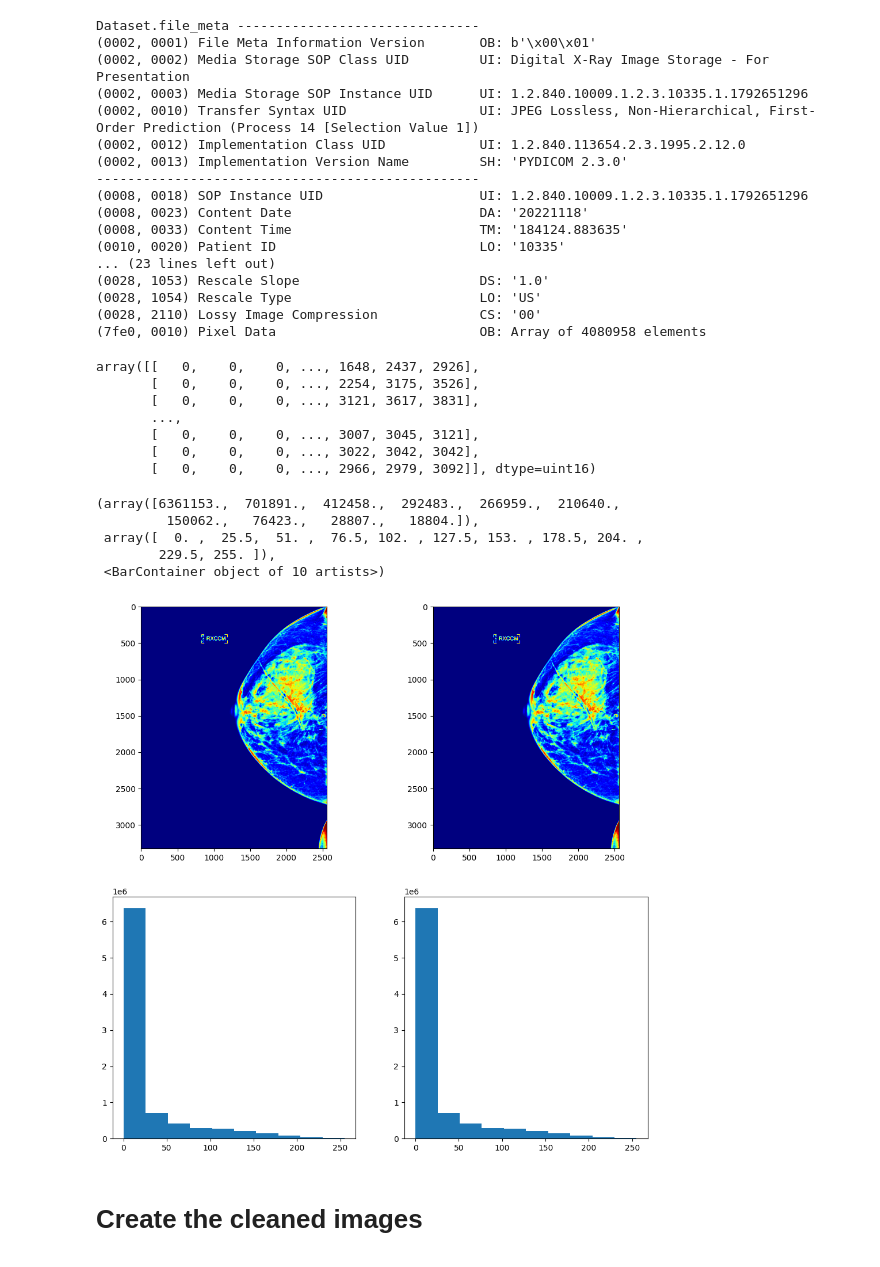
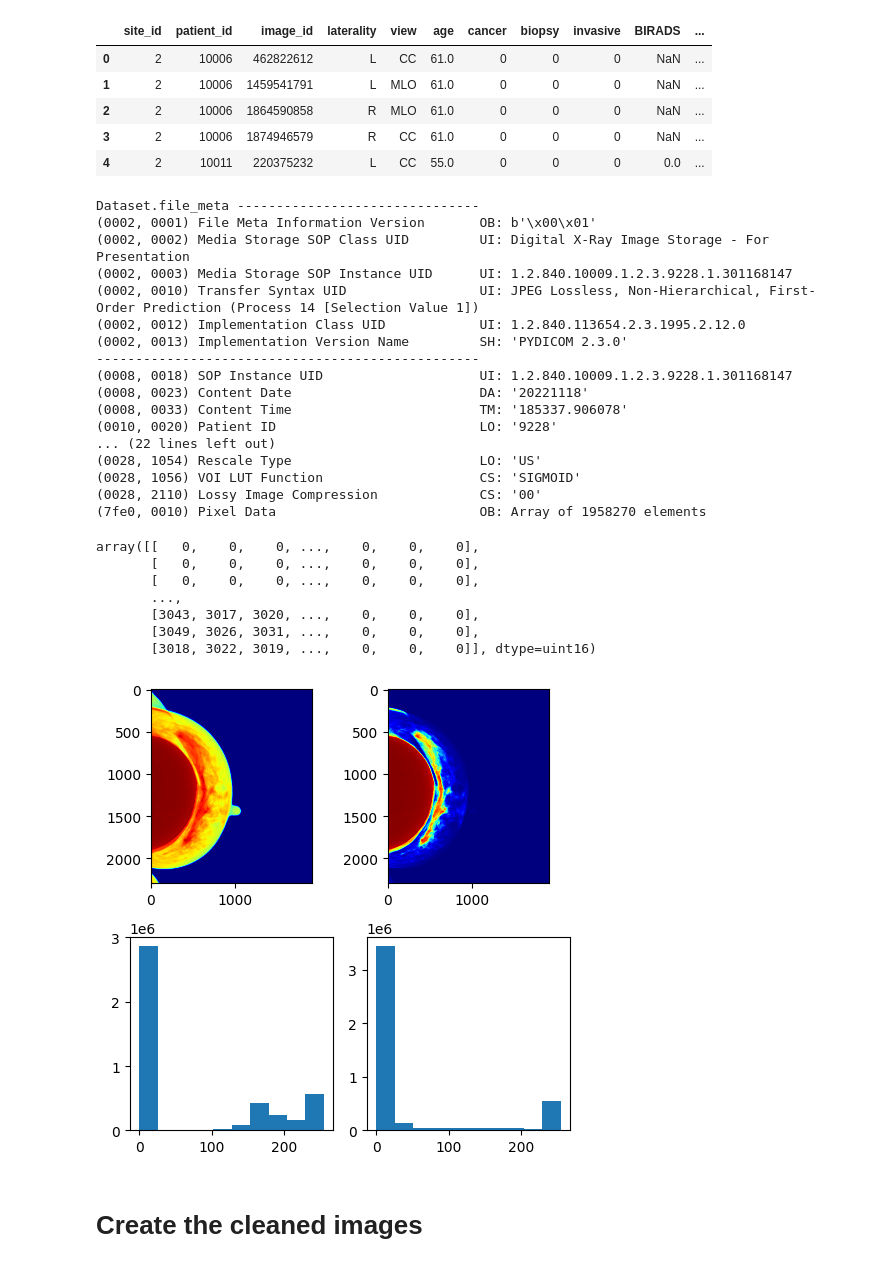
Before and after one commit to rydeveraumn/csci-5561-flying-dolphins, a Jupyter notebook: preprocess-data.ipynb, the cells around one changed output. Drawn from its saved outputs; the diff is of its cells as text; code cells hidden in the pictures.

```diff
--- a/preprocess-data.ipynb
+++ b/preprocess-data.ipynb
@@ -24,8 +24,19 @@ from data import (
 )
 
 %matplotlib inline
+# %%
+# Import the training data
+train_df = pd.read_csv('data/train.csv')
+train_df.head()
+# %% [output]
+|  | site_id | patient_id | image_id | laterality | view | age | cancer | biopsy | invasive | BIRADS | ... |
+| 0 | 2 | 10006 | 462822612 | L | CC | 61.0 | 0 | 0 | 0 | NaN | ... |
+| 1 | 2 | 10006 | 1459541791 | L | MLO | 61.0 | 0 | 0 | 0 | NaN | ... |
+| 2 | 2 | 10006 | 1864590858 | R | MLO | 61.0 | 0 | 0 | 0 | NaN | ... |
+| 3 | 2 | 10006 | 1874946579 | R | CC | 61.0 | 0 | 0 | 0 | NaN | ... |
+| 4 | 2 | 10011 | 220375232 | L | CC | 55.0 | 0 | 0 | 0 | 0.0 | ... |
 # %%
-file = '/home/rydevera3/data-science/kaggle/rsna-breast-cancer/data/train_images/10335/1792651296.dcm'
+file = '/home/rydevera3/data-science/kaggle/rsna-breast-cancer/data/train_images/10006/301168147.dcm'
 dicom = pydicom.dcmread(file)
 # %%
 dicom
@@ -33,72 +44,69 @@ dicom
 Dataset.file_meta -------------------------------
 (0002, 0001) File Meta Information Version       OB: b'\x00\x01'
 (0002, 0002) Media Storage SOP Class UID         UI: Digital X-Ray Image Storage - For Presentation
-(0002, 0003) Media Storage SOP Instance UID      UI: 1.2.840.10009.1.2.3.10335.1.1792651296
+(0002, 0003) Media Storage SOP Instance UID      UI: 1.2.840.10009.1.2.3.9228.1.301168147
 (0002, 0010) Transfer Syntax UID                 UI: JPEG Lossless, Non-Hierarchical, First-Order Prediction (Process 14 [Selection Value 1])
 (0002, 0012) Implementation Class UID            UI: 1.2.840.113654.2.3.1995.2.12.0
 (0002, 0013) Implementation Version Name         SH: 'PYDICOM 2.3.0'
 -------------------------------------------------
-(0008, 0018) SOP Instance UID                    UI: 1.2.840.10009.1.2.3.10335.1.1792651296
+(0008, 0018) SOP Instance UID                    UI: 1.2.840.10009.1.2.3.9228.1.301168147
 (0008, 0023) Content Date                        DA: '20221118'
-(0008, 0033) Content Time                        TM: '184124.883635'
-(0010, 0020) Patient ID                          LO: '10335'
-... (23 lines left out)
-(0028, 1053) Rescale Slope                       DS: '1.0'
+(0008, 0033) Content Time                        TM: '185337.906078'
+(0010, 0020) Patient ID                          LO: '9228'
+... (22 lines left out)
 (0028, 1054) Rescale Type                        LO: 'US'
+(0028, 1056) VOI LUT Function                    CS: 'SIGMOID'
 (0028, 2110) Lossy Image Compression             CS: '00'
-(7fe0, 0010) Pixel Data                          OB: Array of 4080958 elements
+(7fe0, 0010) Pixel Data                          OB: Array of 1958270 elements
 # %%
 dicom.pixel_array
 # %% [output]
-array([[   0,    0,    0, ..., 1648, 2437, 2926],
-       [   0,    0,    0, ..., 2254, 3175, 3526],
-       [   0,    0,    0, ..., 3121, 3617, 3831],
+array([[   0,    0,    0, ...,    0,    0,    0],
+       [   0,    0,    0, ...,    0,    0,    0],
+       [   0,    0,    0, ...,    0,    0,    0],
        ...,
-       [   0,    0,    0, ..., 3007, 3045, 3121],
-       [   0,    0,    0, ..., 3022, 3042, 3042],
-       [   0,    0,    0, ..., 2966, 2979, 3092]], dtype=uint16)
+       [3043, 3017, 3020, ...,    0,    0,    0],
+       [3049, 3026, 3031, ...,    0,    0,    0],
+       [3018, 3022, 3019, ...,    0,    0,    0]], dtype=uint16)
 # %%
-fig, axes = plt.subplots(2, 2, figsize=(12, 12))
+fig, axes = plt.subplots(2, 2, figsize=(5, 5))
 axes = axes.flatten()
 
 original_image = dicom.pixel_array
 voi_lut_image = apply_voi_lut(dicom.pixel_array, dicom)
 
 original_image = cv2.normalize(original_image, None, 0, 255, cv2.NORM_MINMAX, dtype=cv2.CV_16UC1)
-voi_lut_image = cv2.normalize(voi_lut_image, None, 0, 255, cv2.NORM_MINMAX, dtype=cv2.CV_16UC1)
+voi_lut_image = cv2.normalize(voi_lut_image, None, 0, 255, cv2.NORM_MINMAX, dtype=cv2.CV_32F)
 
 # # Scale images
 # original_image = (
 #     (original_image - original_image.min()) / (original_image.max() - original_image.min())
 # )
 
 if dicom.PhotometricInterpretation == 'MONOCHROME1':
     original_image = 255 - original_image
     voi_lut_image = 255 - voi_lut_image
 
 # voi_lut_image = (
 #     (voi_lut_image - voi_lut_image.min()) / (voi_lut_image.max() - voi_lut_image.min())
 # )
 # voi_lut_image = 1 - voi_lut_image
 
 ax1 = axes[0]
 ax1.imshow(original_image, cmap='jet')
 
 ax2 = axes[1]
 ax2.imshow(voi_lut_image, cmap='jet')
 
 ax3 = axes[2]
 ax3.hist(original_image.flatten())
 
 ax4 = axes[3]
 ax4.hist(voi_lut_image.flatten())
+
+fig.tight_layout()
 # %% [output]
-(array([6361153.,  701891.,  412458.,  292483.,  266959.,  210640.,
-         150062.,   76423.,   28807.,   18804.]),
- array([  0. ,  25.5,  51. ,  76.5, 102. , 127.5, 153. , 178.5, 204. ,
-        229.5, 255. ]),
- <BarContainer object of 10 artists>)
-[figure, old version]
+[figure, new version]
 # %% [markdown]
 # Create the cleaned images
 # %%
```
Also changed, not shown: parts of 2 cells of this notebook, 4 other files.
